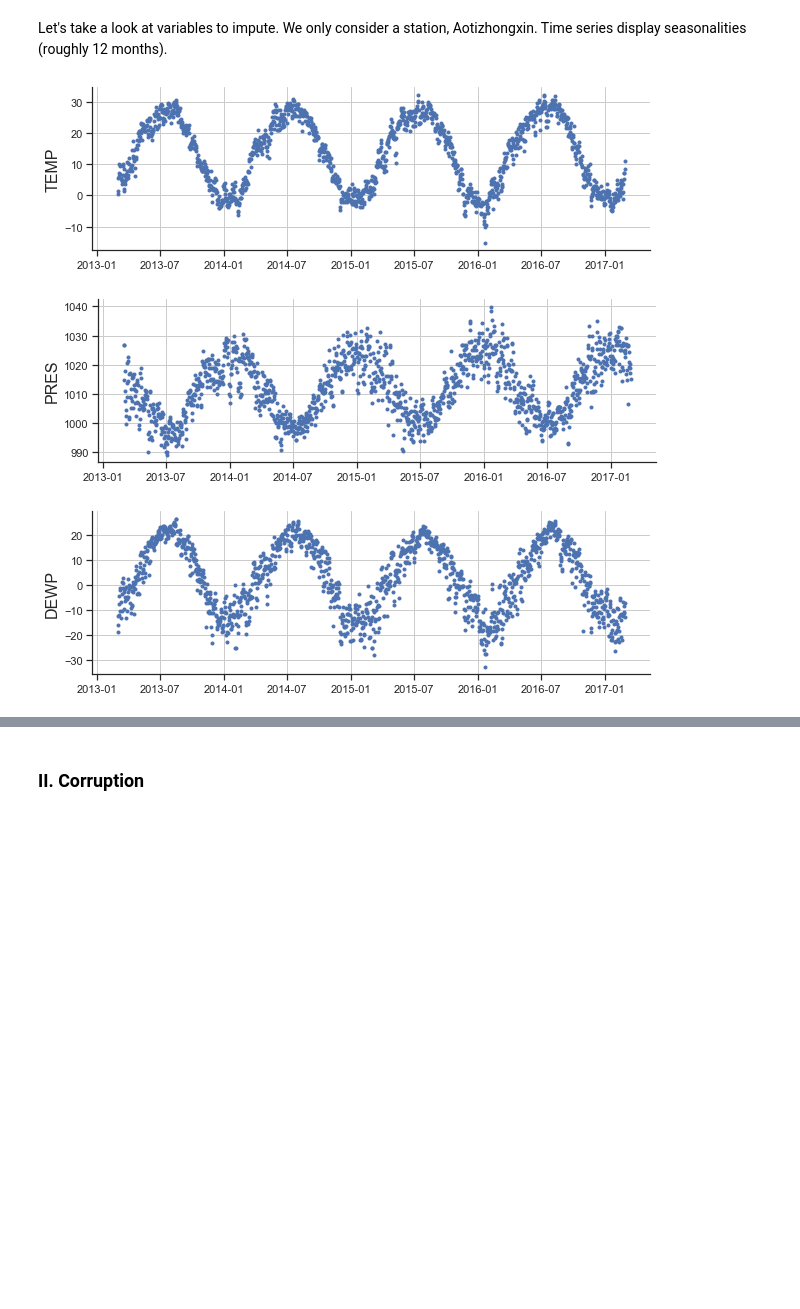
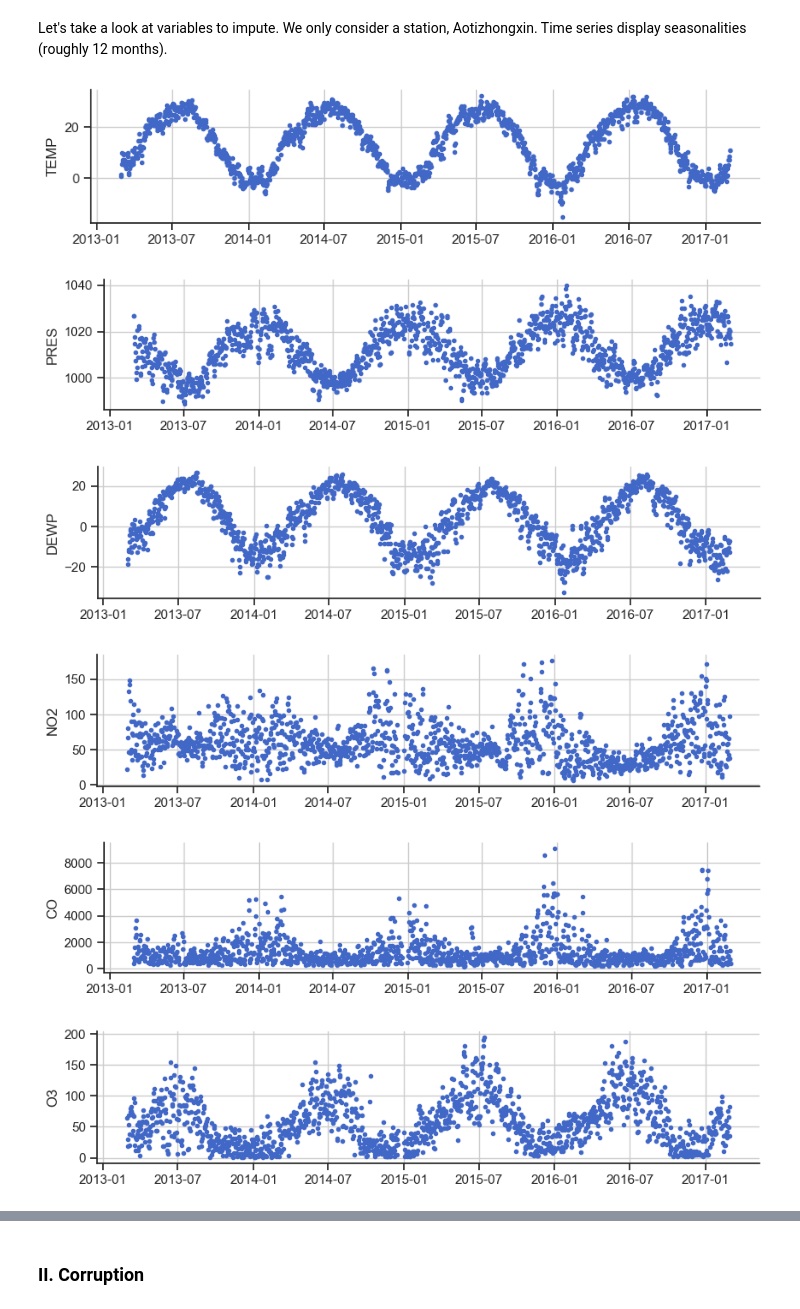
Before and after one commit to scikit-learn-contrib/qolmat, a Jupyter notebook: qolmat/notebooks/benchmark.ipynb, the cells around one changed output, grey strips where cells are left out. Cells and saved outputs as stored; diff of their text form; code cells hidden in the pictures; blank space fills up the shorter version.

```diff
--- a/qolmat/notebooks/benchmark.ipynb
+++ b/qolmat/notebooks/benchmark.ipynb
@@ -17,6 +17,7 @@ import matplotlib.image as mpimg
 import matplotlib.ticker as plticker
 import seaborn as sns
 sns.set_context("paper")
+sns.set_style("whitegrid", {'axes.grid' : False})
 sns.set_theme(style="ticks")
 from typing import Optional
 
@@ -29,7 +30,7 @@ import sys
 sys.path.append("../../")
 from qolmat.benchmark import comparator
 from qolmat.imputations import models
-from qolmat.utils import data, utils
+from qolmat.utils import data, utils, missing_patterns
 from qolmat.imputations.em_sampler import ImputeEM
 # %%
 def display_bar_table(data: pd.DataFrame, ylabel: Optional[str]="", path: Optional[str]=None):
@@ -80,11 +81,19 @@ def display_image(path_to_image):
 # %% [markdown]
 The data used in this example is the Beijing Multi-Site Air-Quality Data Set. It consists in hourly air pollutants data from 12 chinese nationally-controlled air-quality monitoring sites and is available at https://archive.ics.uci.edu/ml/machine-learning-databases/00501/.
 This dataset only contains numerical vairables.
+# %%
+df = pd.read_csv("/Users/hlbotterman/Downloads/m5-daily-sales.csv")
+df.head()
+df["Date"] = pd.to_datetime(df["Date"])
+df = df.rename(columns={"Date": "datetime"})
+df.set_index("datetime", inplace = True)
+df["Sales"] = df['Sales'].astype(float)
+cols_to_impute = ["Sales"]
 # %%
 download = True
 dataset = data.get_data(download=download)
 if download:
-    cols_to_impute = ["TEMP", "PRES", "DEWP"]
+    cols_to_impute = ["TEMP", "PRES", "DEWP", "NO2", "CO", "O3", "WSPM"]
 else:
     cols_to_impute = ["var"]
 
@@ -104,14 +113,17 @@ Let's take a look at variables to impute. We only consider a station, Aotizhongx
 Time series display seasonalities (roughly 12 months).
 # %%
 for col in cols_to_impute:
-    plt.figure(figsize=(10, 3))
+    plt.figure(figsize=(10, 2))
     for station, df in dataset.groupby("station"):
         plt.plot(df.reset_index().datetime, df[col], '.', label=station)
         break
-    plt.ylabel(col, fontsize=16)
+    plt.ylabel(col, fontsize=12)
     sns.despine()
     plt.show()
 # %% [output]
-[figure, old version]
+[figure, new version]
-[figure, old version]
+[figure, new version]
-[figure, old version]
+[figure, new version]
+[figure, added]
+[figure, added]
+[figure, added]
```
Also changed, not shown: parts of 23 cells of this notebook, 1 other file.
